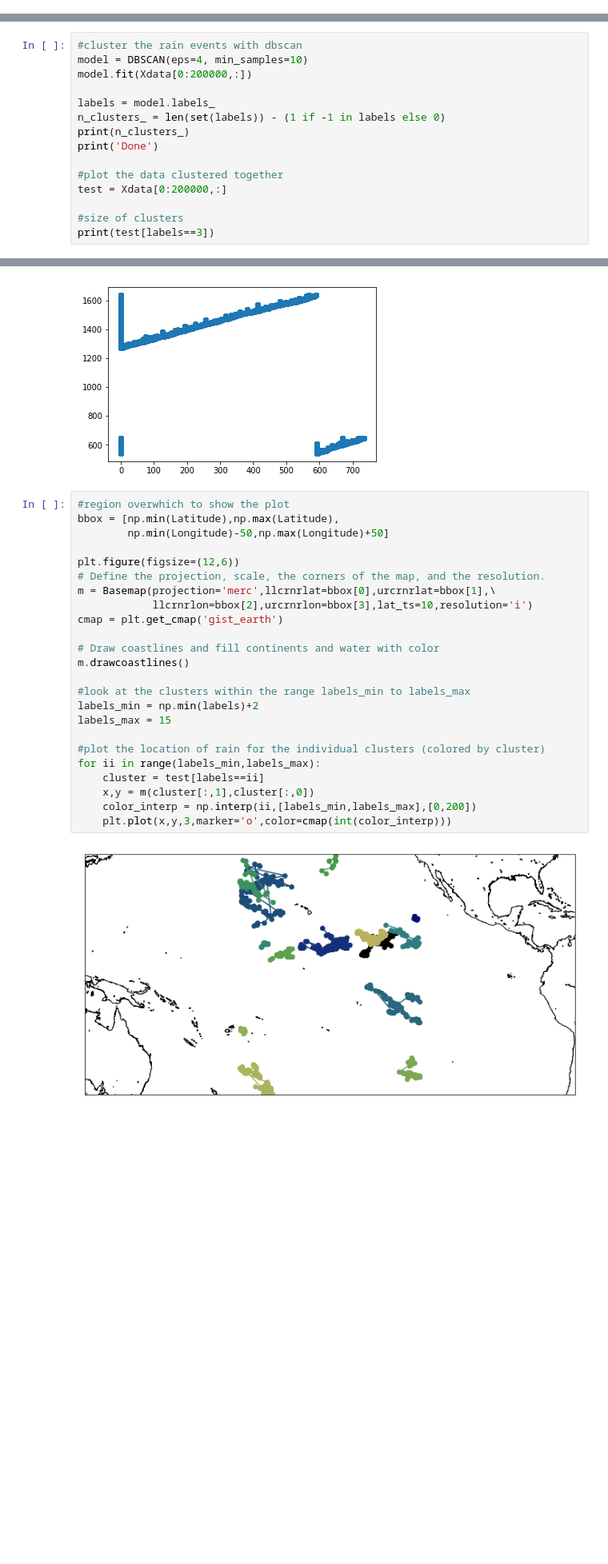
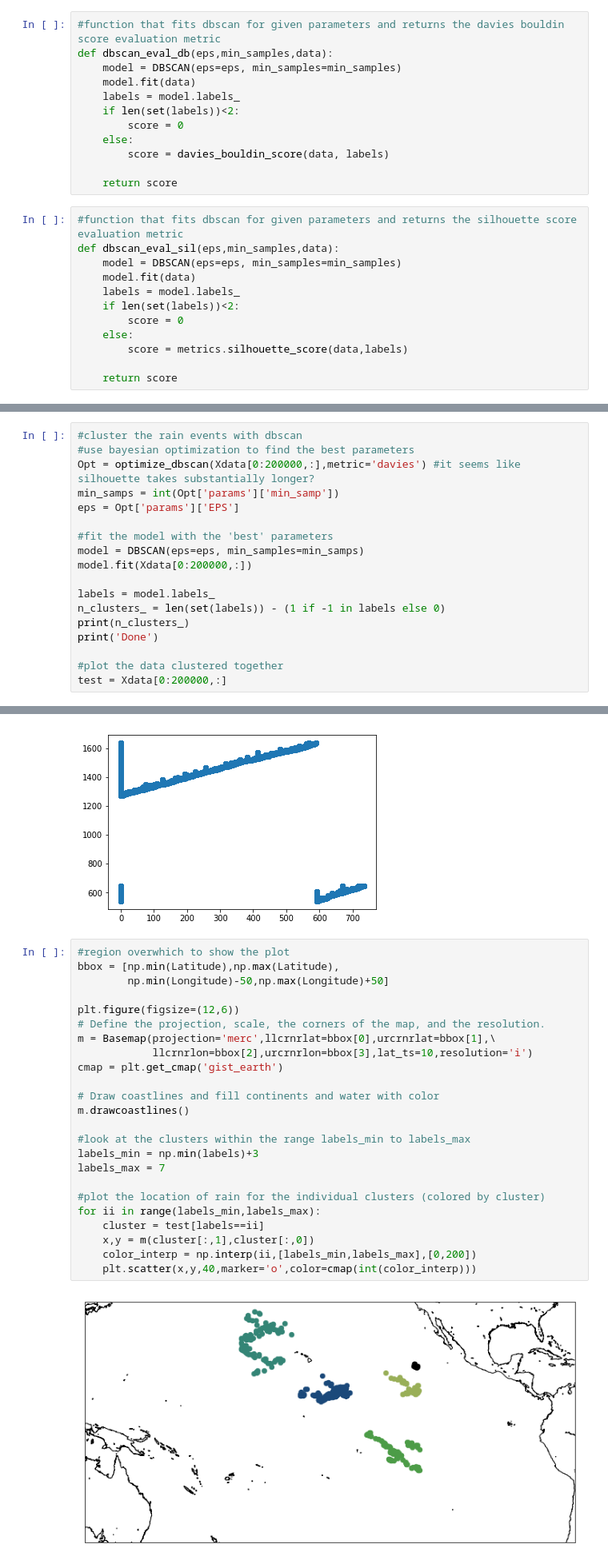
Before and after one commit to pshivraj/Precip_eScience, a Jupyter notebook: TRMM precipitation clustering.ipynb, the cells around one changed output, grey strips where cells are left out. Shown at 80% size. Cells and saved outputs as stored; diff of their text form; blank space fills up the shorter version.

Commit message:
Added bayesian optimization for dbscan parameters for both silhouette and davies bouldin score

```diff
--- a/TRMM precipitation clustering.ipynb
+++ b/TRMM precipitation clustering.ipynb
@@ -13,2 +14,26 @@ from mpl_toolkits.basemap import Basemap
 
 %matplotlib inline
+# %%
+#function that fits dbscan for given parameters and returns the davies bouldin score evaluation metric
+def dbscan_eval_db(eps,min_samples,data):
+    model = DBSCAN(eps=eps, min_samples=min_samples)
+    model.fit(data)
+    labels = model.labels_
+    if len(set(labels))<2:
+        score = 0
+    else:
+        score = davies_bouldin_score(data, labels)
+
+    return score
+# %%
+#function that fits dbscan for given parameters and returns the silhouette score evaluation metric
+def dbscan_eval_sil(eps,min_samples,data):
+    model = DBSCAN(eps=eps, min_samples=min_samples)
+    model.fit(data)
+    labels = model.labels_
+    if len(set(labels))<2:
+        score = 0
+    else:
+        score = metrics.silhouette_score(data,labels)
+
+    return score
@@ -157,7 +216,13 @@ Xdata = Xdata[np.where(SR>5),:] #Only look at rain events greater than 5 mm/hour
 Xdata = np.squeeze(Xdata)
 # %%
 #cluster the rain events with dbscan
-model = DBSCAN(eps=4, min_samples=10)
+#use bayesian optimization to find the best parameters
+Opt = optimize_dbscan(Xdata[0:200000,:],metric='davies') #it seems like silhouette takes substantially longer?
+min_samps = int(Opt['params']['min_samp'])
+eps = Opt['params']['EPS']
+
+#fit the model with the 'best' parameters
+model = DBSCAN(eps=eps, min_samples=min_samps)
 model.fit(Xdata[0:200000,:])
 
 labels = model.labels_
@@ -167,7 +232,4 @@ print('Done')
 
 #plot the data clustered together
 test = Xdata[0:200000,:]
-
-#size of clusters
-print(test[labels==3])
 # %% [output]
@@ -189,29 +259,29 @@ plt.scatter(labels,test[:,2])
 # %%
 #region overwhich to show the plot
 bbox = [np.min(Latitude),np.max(Latitude),
         np.min(Longitude)-50,np.max(Longitude)+50]
 
 plt.figure(figsize=(12,6))
 # Define the projection, scale, the corners of the map, and the resolution.
 m = Basemap(projection='merc',llcrnrlat=bbox[0],urcrnrlat=bbox[1],\
             llcrnrlon=bbox[2],urcrnrlon=bbox[3],lat_ts=10,resolution='i')
 cmap = plt.get_cmap('gist_earth')
 
 # Draw coastlines and fill continents and water with color
 m.drawcoastlines()
 
 #look at the clusters within the range labels_min to labels_max
-labels_min = np.min(labels)+2
-labels_max = 15
+labels_min = np.min(labels)+3
+labels_max = 7
 
 #plot the location of rain for the individual clusters (colored by cluster)
 for ii in range(labels_min,labels_max):
     cluster = test[labels==ii]
     x,y = m(cluster[:,1],cluster[:,0])
     color_interp = np.interp(ii,[labels_min,labels_max],[0,200])
-    plt.plot(x,y,3,marker='o',color=cmap(int(color_interp)))
+    plt.scatter(x,y,40,marker='o',color=cmap(int(color_interp)))
 # %% [output]
-[figure, old version]
+[figure, new version]
 # %%
 #Initial playing around with ML clustering by profiles of heating and rain rate
 
```
Also changed, not shown: parts of 3 cells of this notebook.
